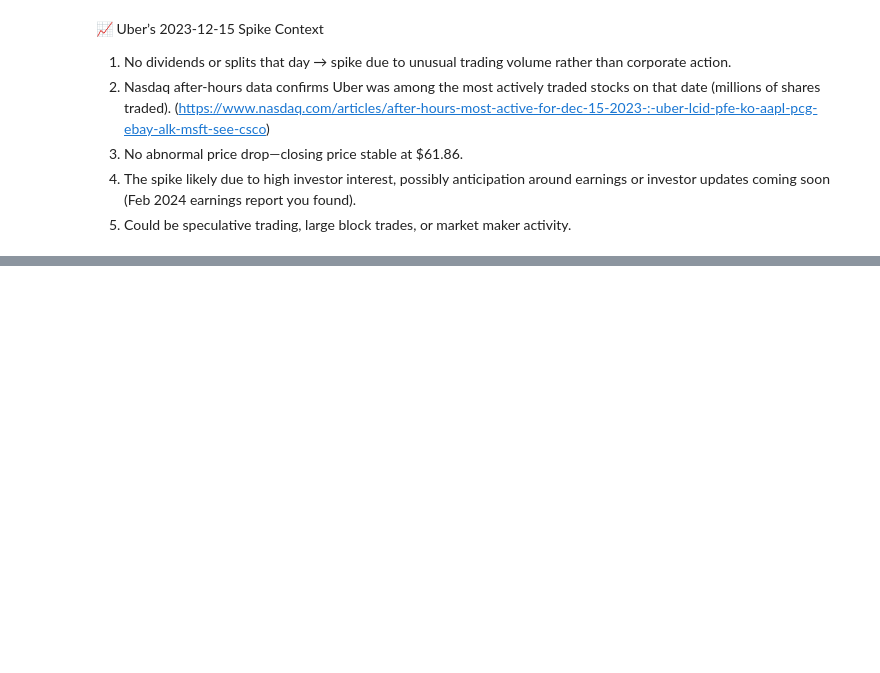
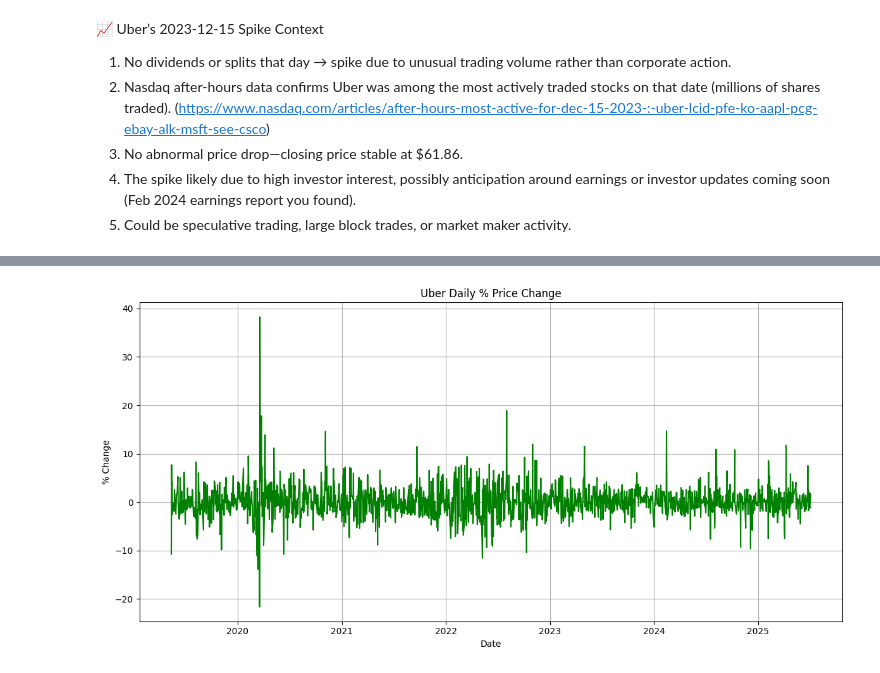
Before and after one commit to Karan088/stock_price_forecast, a Jupyter notebook: Notebook/stockprice-forecast.ipynb, the cells around one changed output, grey strips where cells are left out. Cells and saved outputs as stored; diff of their text form; code cells hidden in the pictures; blank space fills up the shorter version.

```diff
--- a/Notebook/stockprice-forecast.ipynb
+++ b/Notebook/stockprice-forecast.ipynb
@@ -253,0 +285,12 @@ df_v2['High_Volume_Flag'] = (df_v2['Volume'] > threshold).astype(int)
+# %%
+# Plot % change
+plt.figure(figsize=(12,6))
+plt.plot(df_v3['Date'], df_v3['Pct_Change'], color='green')
+plt.title('Uber Daily % Price Change')
+plt.xlabel('Date')
+plt.ylabel('% Change')
+plt.grid(True)
+plt.tight_layout()
+plt.show()
+# %% [output]
+[figure, added]
```
Also changed, not shown: parts of 55 cells of this notebook.
